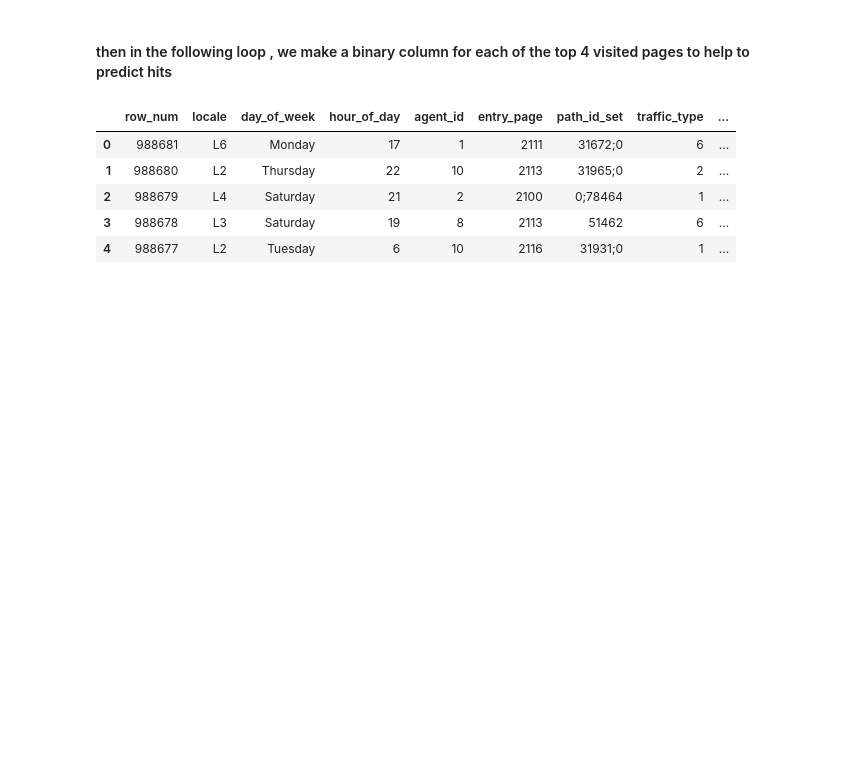
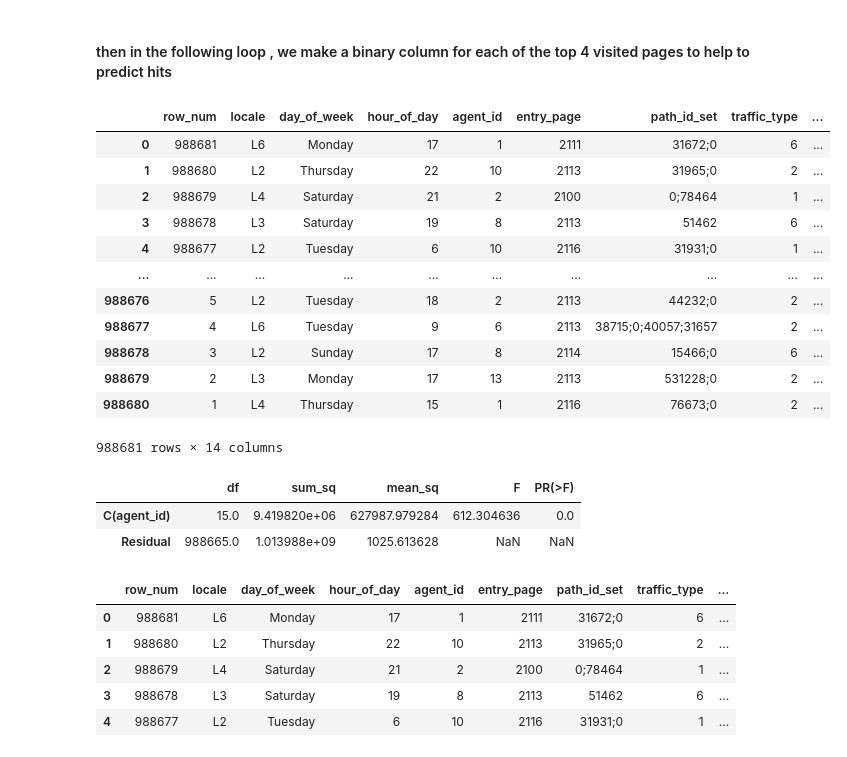
Before and after one commit to ahmedhas32/Data-science-projects, a Jupyter notebook: predicting_hits.ipynb, the cells around one changed output. Cells and saved outputs as stored; diff of their text form; code cells hidden in the pictures; blank space fills up the shorter version.

```diff
--- a/predicting_hits.ipynb
+++ b/predicting_hits.ipynb
@@ -222,12 +230,12 @@ Index(['0', '38715', '34741', '34812'], dtype='object', name='path_id')
 # %%
 data_raw['number_of_pages']=len(data_raw['path_id_set_new'])
 # %%
-f=[]
+v=[]
 for i in data_raw['path_id_set_new'].index:
     j=len(data_raw['path_id_set_new'][i])
-    f.append(j)
+    v.append(j)
 # %%
-data_raw['number_of_visited_pages'] = f
+data_raw['number_of_visited_pages'] = v
 # %% [markdown]
 #### we compute correlation coeffecient to make sure that numeric variables can help to predict number of hits
 # %%
@@ -241,3 +249,33 @@ Name: hits, dtype: float64
 #### we notice that 'number_of_visited_pages' has moderate positive correlation with hits , and session_durantion has a weak correlation
 # %% [markdown]
 #### then in the following loop , we make a binary column for each of the top 4 visited pages to help to predict hits
+# %%
+data_raw
+# %% [output]
+|  | row_num | locale | day_of_week | hour_of_day | agent_id | entry_page | path_id_set | traffic_type | ... |
+| 0 | 988681 | L6 | Monday | 17 | 1 | 2111 | 31672;0 | 6 | ... |
+| 1 | 988680 | L2 | Thursday | 22 | 10 | 2113 | 31965;0 | 2 | ... |
+| 2 | 988679 | L4 | Saturday | 21 | 2 | 2100 | 0;78464 | 1 | ... |
+| 3 | 988678 | L3 | Saturday | 19 | 8 | 2113 | 51462 | 6 | ... |
+| 4 | 988677 | L2 | Tuesday | 6 | 10 | 2116 | 31931;0 | 1 | ... |
+| ... | ... | ... | ... | ... | ... | ... | ... | ... | ... |
+| 988676 | 5 | L2 | Tuesday | 18 | 2 | 2113 | 44232;0 | 2 | ... |
+| 988677 | 4 | L6 | Tuesday | 9 | 6 | 2113 | 38715;0;40057;31657 | 2 | ... |
+| 988678 | 3 | L2 | Sunday | 17 | 8 | 2114 | 15466;0 | 6 | ... |
+| 988679 | 2 | L3 | Monday | 17 | 13 | 2113 | 531228;0 | 2 | ... |
+| 988680 | 1 | L4 | Thursday | 15 | 1 | 2116 | 76673;0 | 2 | ... |
+988681 rows × 14 columns
+# %%
+
+# get ANOVA table as R like output
+import statsmodels.api as sm
+from statsmodels.formula.api import ols
+
+# Ordinary Least Squares (OLS) model
+model = ols('hits ~ C(agent_id)', data=data_raw).fit()
+anova_table = sm.stats.anova_lm(model, typ=1)
+anova_table
+# %% [output]
+|  | df | sum_sq | mean_sq | F | PR(>F) |
+| C(agent_id) | 15.0 | 9.419820e+06 | 627987.979284 | 612.304636 | 0.0 |
+| Residual | 988665.0 | 1.013988e+09 | 1025.613628 | NaN | NaN |
```
Also changed, not shown: parts of 56 cells of this notebook.
